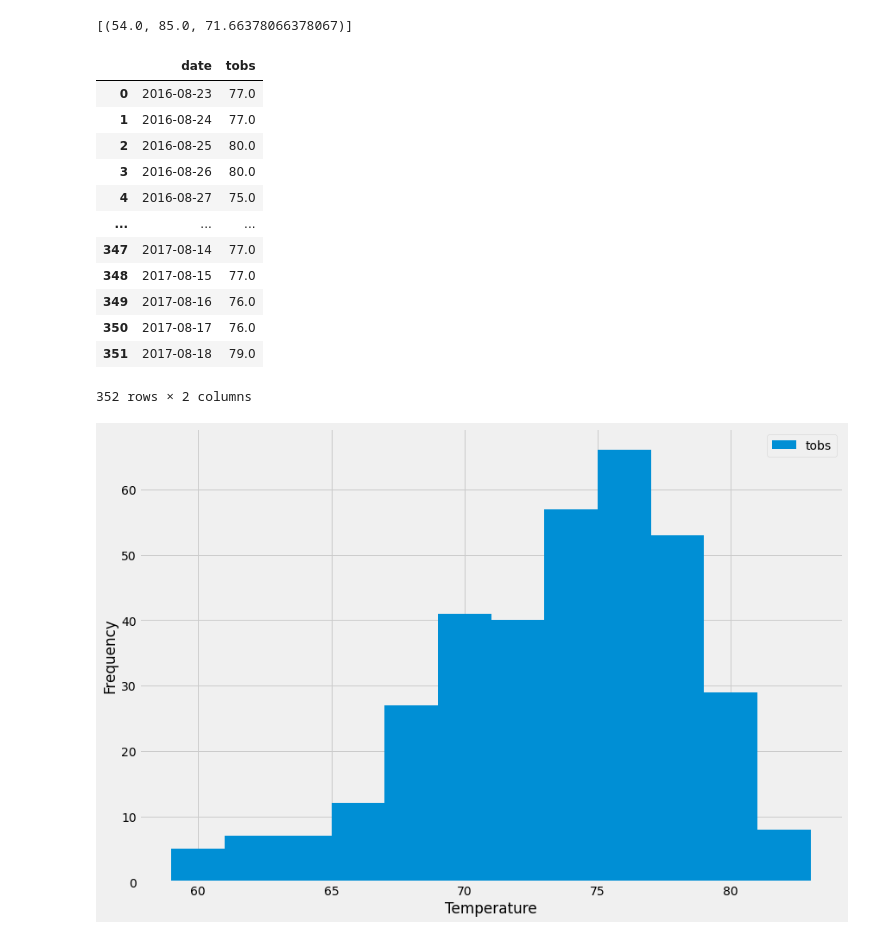
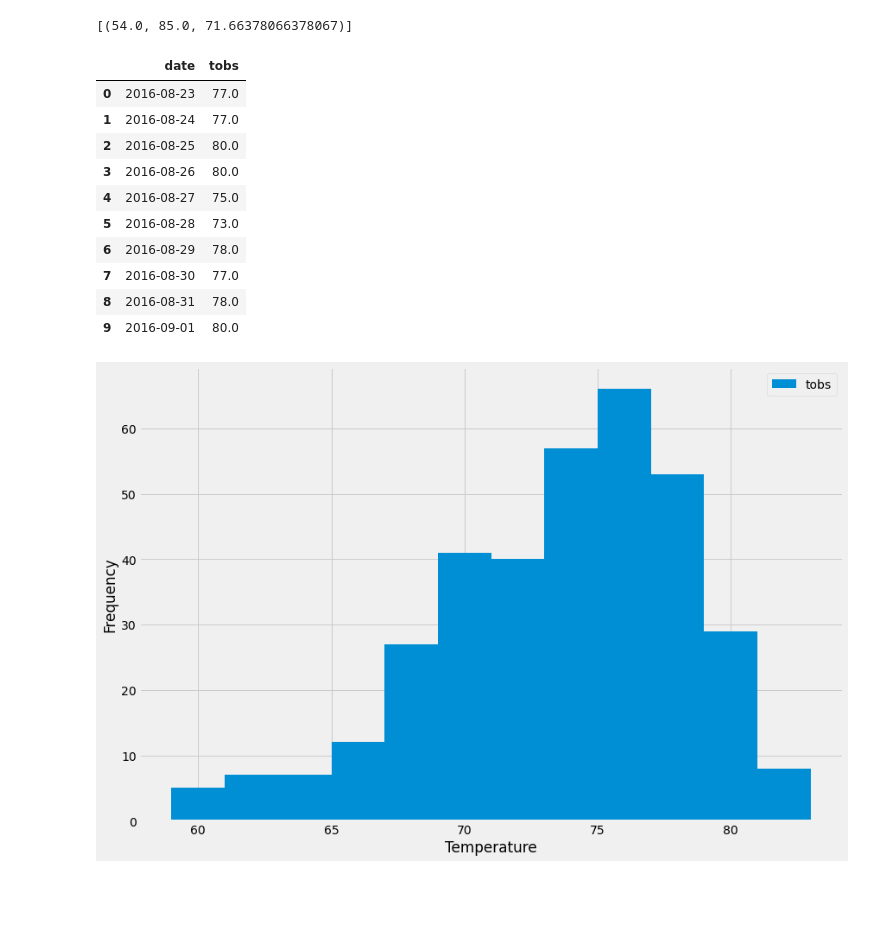
Before and after one commit to mtamrakar656/sqlalchemy-challenge, a Jupyter notebook: climate.ipynb, the cells around one changed output. Drawn from its saved outputs; the diff is of its cells as text; code cells hidden in the pictures; blank space fills up the shorter version.

```diff
--- a/climate.ipynb
+++ b/climate.ipynb
@@ -165,29 +165,27 @@ Most active station id: USC00519281
 # %%
 # Using the most active station id
 # Query the last 12 months of temperature observation data for this station and plot the results as a histogram
 temp_obs_data = session.query(measurement.date, measurement.tobs).\
                             filter(measurement.date >= query_date).\
                             filter(measurement.station == most_active_station).all()
 
 
 
 # Save the query results as a Pandas DataFrame and set the index to the date column
 temp_data_df = pd.DataFrame(temp_obs_data, columns = ['date', 'tobs'])
-temp_data_df
+temp_data_df.head(10)
 # %% [output]
 |  | date | tobs |
 | 0 | 2016-08-23 | 77.0 |
 | 1 | 2016-08-24 | 77.0 |
 | 2 | 2016-08-25 | 80.0 |
 | 3 | 2016-08-26 | 80.0 |
 | 4 | 2016-08-27 | 75.0 |
-| ... | ... | ... |
-| 347 | 2017-08-14 | 77.0 |
-| 348 | 2017-08-15 | 77.0 |
-| 349 | 2017-08-16 | 76.0 |
-| 350 | 2017-08-17 | 76.0 |
-| 351 | 2017-08-18 | 79.0 |
+| 5 | 2016-08-28 | 73.0 |
+| 6 | 2016-08-29 | 78.0 |
+| 7 | 2016-08-30 | 77.0 |
+| 8 | 2016-08-31 | 78.0 |
+| 9 | 2016-09-01 | 80.0 |
-352 rows × 2 columns
 # %%
 # Plot the results as a histogram
 ax = temp_data_df.plot.hist(bins=12, figsize =(13,9))
```
Also changed, not shown: parts of 2 cells of this notebook, 1 other file.
